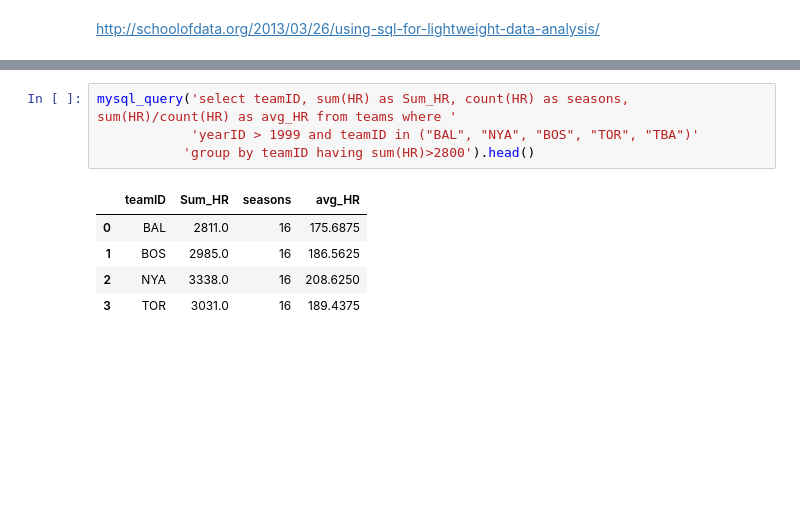
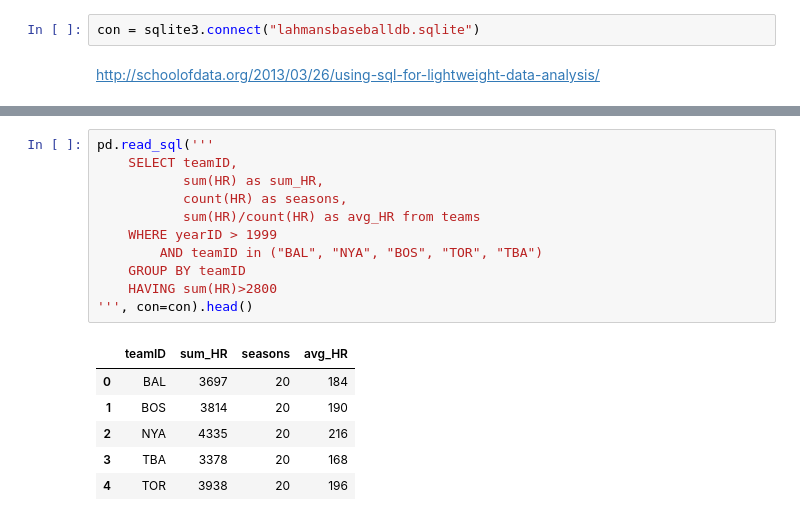
Before and after one commit to TravisRPetersen/sports-analytics-spring18, a Jupyter notebook: lesson_03/SQL_Tutorial.ipynb, the cells around one changed output, grey strips where cells are left out. Saved outputs shown, nothing was run; the diff lists cells and outputs as text; blank space fills up the shorter version.

```diff
--- a/lesson_03/SQL_Tutorial.ipynb
+++ b/lesson_03/SQL_Tutorial.ipynb
@@ -11,3 +9,5 @@ import matplotlib.pyplot as plt
 plt.style.use('ggplot')
+# %%
+con = sqlite3.connect("lahmansbaseballdb.sqlite")
 # %% [markdown]
 http://schoolofdata.org/2013/03/26/using-sql-for-lightweight-data-analysis/
@@ -128,10 +195,18 @@ mysql_query('select teamID, sum(HR), count(HR), sum(HR)/count(HR) as avg_HR from
 # %%
-mysql_query('select teamID, sum(HR) as Sum_HR, count(HR) as seasons, sum(HR)/count(HR) as avg_HR from teams where '
-            'yearID > 1999 and teamID in ("BAL", "NYA", "BOS", "TOR", "TBA")'
-           'group by teamID having sum(HR)>2800').head()
+pd.read_sql('''
+    SELECT teamID,
+           sum(HR) as sum_HR,
+           count(HR) as seasons,
+           sum(HR)/count(HR) as avg_HR from teams
+    WHERE yearID > 1999
+        AND teamID in ("BAL", "NYA", "BOS", "TOR", "TBA")
+    GROUP BY teamID
+    HAVING sum(HR)>2800
+''', con=con).head()
 # %% [output]
-|  | teamID | Sum_HR | seasons | avg_HR |
-| 0 | BAL | 2811.0 | 16 | 175.6875 |
-| 1 | BOS | 2985.0 | 16 | 186.5625 |
-| 2 | NYA | 3338.0 | 16 | 208.6250 |
-| 3 | TOR | 3031.0 | 16 | 189.4375 |
+|  | teamID | sum_HR | seasons | avg_HR |
+| 0 | BAL | 3697 | 20 | 184 |
+| 1 | BOS | 3814 | 20 | 190 |
+| 2 | NYA | 4335 | 20 | 216 |
+| 3 | TBA | 3378 | 20 | 168 |
+| 4 | TOR | 3938 | 20 | 196 |
```
Also changed, not shown: parts of 13 cells of this notebook, 1 other file.
